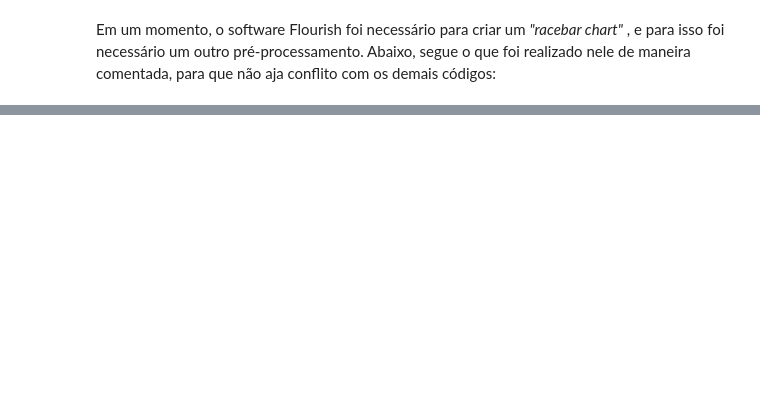
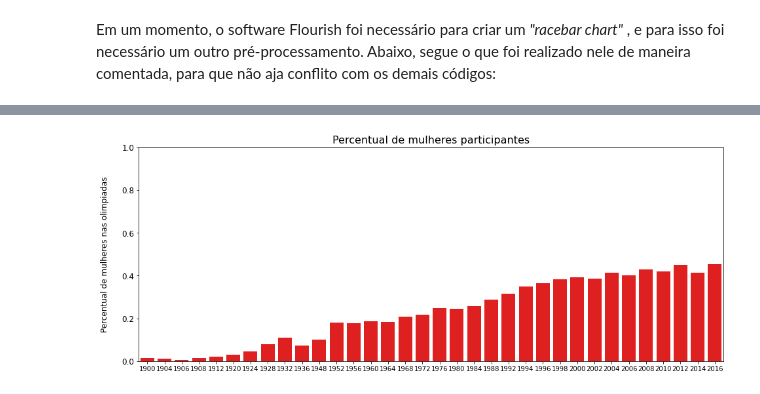
Before and after one commit to caiochacon/projeto_final_ICD, a Jupyter notebook: Data Olympic story.ipynb, the cells around one changed output, grey strips where cells are left out. Drawn from its saved outputs; the diff is of its cells as text; code cells hidden in the pictures; blank space fills up the shorter version.

```diff
--- a/Data Olympic story.ipynb
+++ b/Data Olympic story.ipynb
@@ -255,0 +396,11 @@ display(HTML(flourish_url_us))
+# %%
+plt.figure(figsize=(16,6))
+sns.barplot(x=group_female.index, y=group_female['Total'], color="red")
+plt.yticks(fontsize=12)
+plt.ylim(0, 1)
+plt.xlabel("")
+plt.ylabel("Percentual de mulheres nas olimpiadas\n", fontsize=12)
+plt.title("Percentual de mulheres participantes", fontsize=16)
+plt.show()
+# %% [output]
+[figure, added]
```
Also changed, not shown: parts of 58 cells of this notebook.
